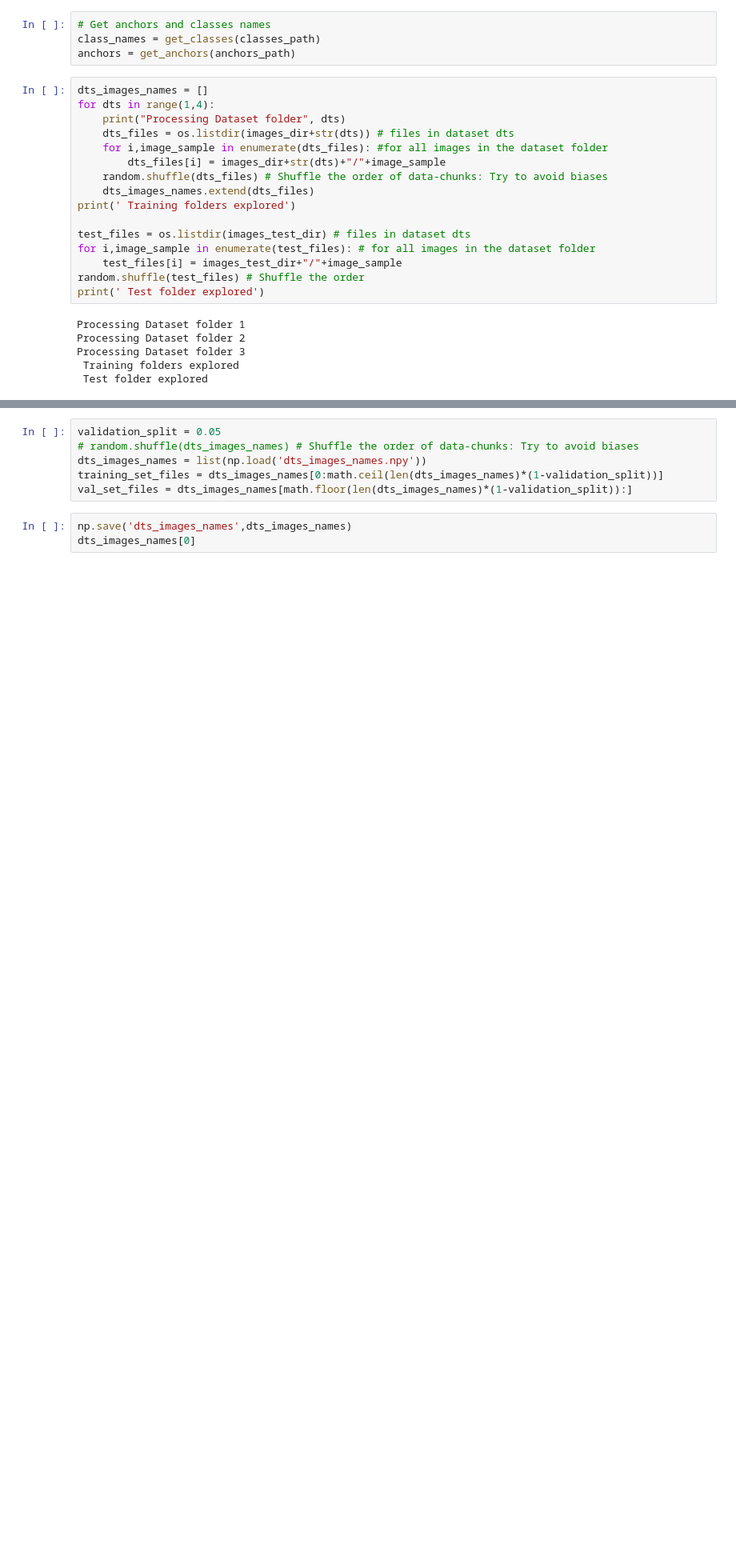
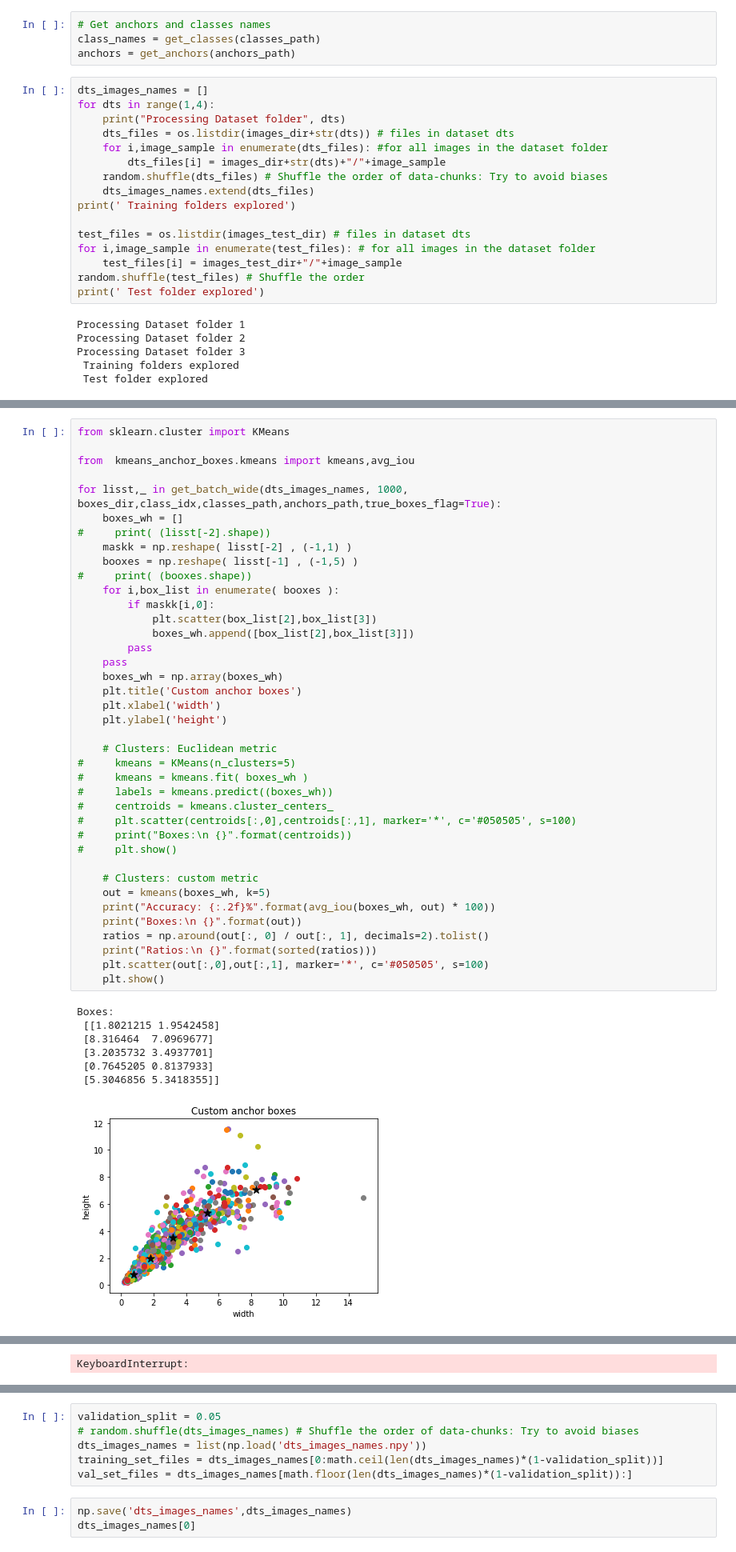
Before and after one commit to DavidTorresOcana/Nexar_challenge_2, a Jupyter notebook: src/Nexar YOLO Train-eval.ipynb, the cells around one changed output, grey strips where cells are left out. Shown at 80% size. Cells and saved outputs as stored; diff of their text form; blank space fills up the shorter version.

```diff
--- a/src/Nexar YOLO Train-eval.ipynb
+++ b/src/Nexar YOLO Train-eval.ipynb
@@ -114,0 +135,47 @@ Processing Dataset folder 3
+# %%
+from sklearn.cluster import KMeans
+
+from  kmeans_anchor_boxes.kmeans import kmeans,avg_iou
+
+for lisst,_ in get_batch_wide(dts_images_names, 1000, boxes_dir,class_idx,classes_path,anchors_path,true_boxes_flag=True):
+    boxes_wh = []
+#     print( (lisst[-2].shape))
+    maskk = np.reshape( lisst[-2] , (-1,1) )
+    booxes = np.reshape( lisst[-1] , (-1,5) )
+#     print( (booxes.shape))
+    for i,box_list in enumerate( booxes ):
+        if maskk[i,0]:
+            plt.scatter(box_list[2],box_list[3])
+            boxes_wh.append([box_list[2],box_list[3]])
+        pass
+    pass
+    boxes_wh = np.array(boxes_wh)
+    plt.title('Custom anchor boxes')
+    plt.xlabel('width')
+    plt.ylabel('height')
+
+    # Clusters: Euclidean metric
+#     kmeans = KMeans(n_clusters=5)
+#     kmeans = kmeans.fit( boxes_wh )
+#     labels = kmeans.predict((boxes_wh))
+#     centroids = kmeans.cluster_centers_
+#     plt.scatter(centroids[:,0],centroids[:,1], marker='*', c='#050505', s=100)
+#     print("Boxes:\n {}".format(centroids))
+#     plt.show()
+
+    # Clusters: custom metric
+    out = kmeans(boxes_wh, k=5)
+    print("Accuracy: {:.2f}%".format(avg_iou(boxes_wh, out) * 100))
+    print("Boxes:\n {}".format(out))
+    ratios = np.around(out[:, 0] / out[:, 1], decimals=2).tolist()
+    print("Ratios:\n {}".format(sorted(ratios)))
+    plt.scatter(out[:,0],out[:,1], marker='*', c='#050505', s=100)
+    plt.show()
+# %% [output]
+Boxes:
+ [[1.8021215 1.9542458]
+ [8.316464  7.0969677]
+ [3.2035732 3.4937701]
+ [0.7645205 0.8137933]
+ [5.3046856 5.3418355]]
+[figure, added]
@@ -115 +196,2 @@ Processing Dataset folder 3
+KeyboardInterrupt:
 # %% [markdown]
```
Also changed, not shown: parts of 32 cells of this notebook, 14 other files.
